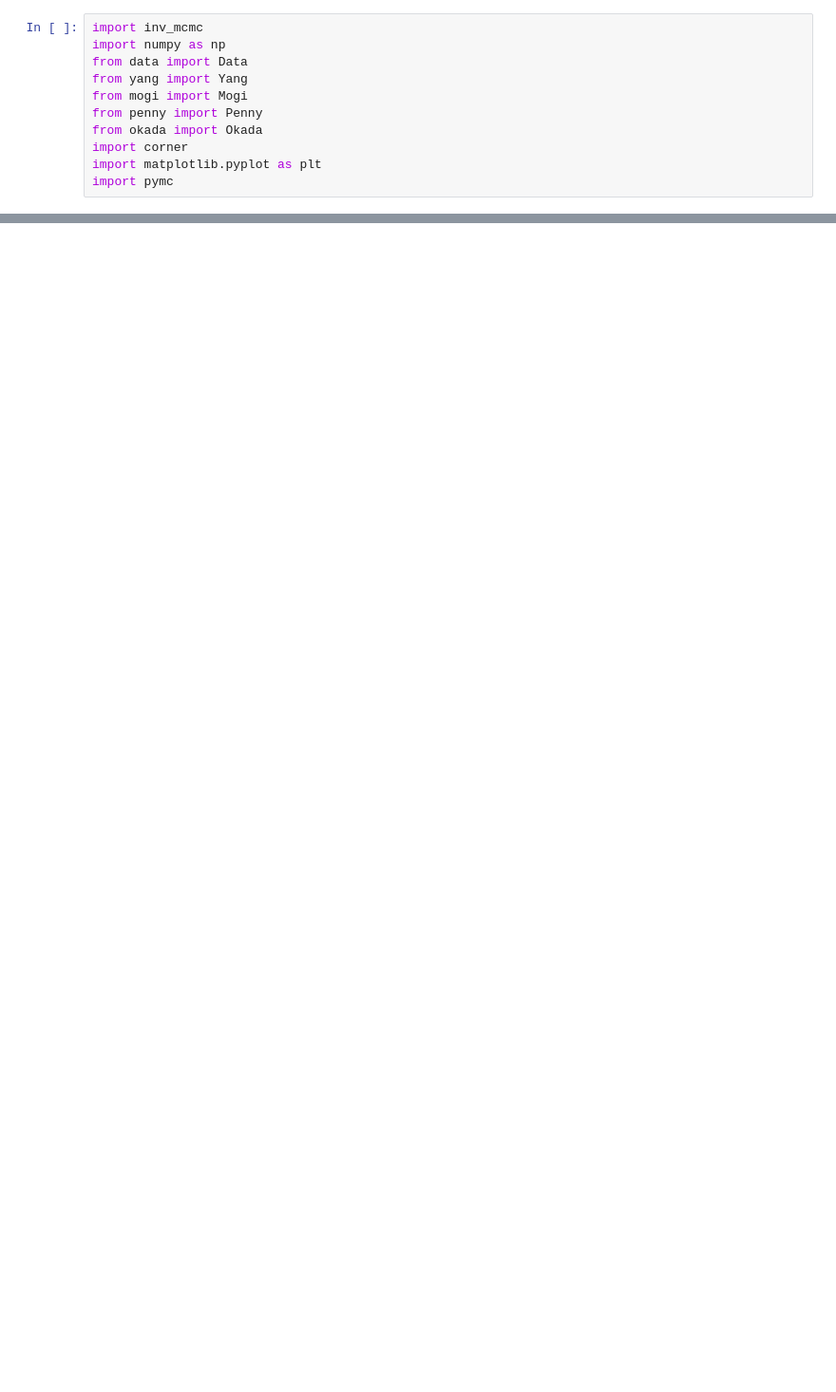
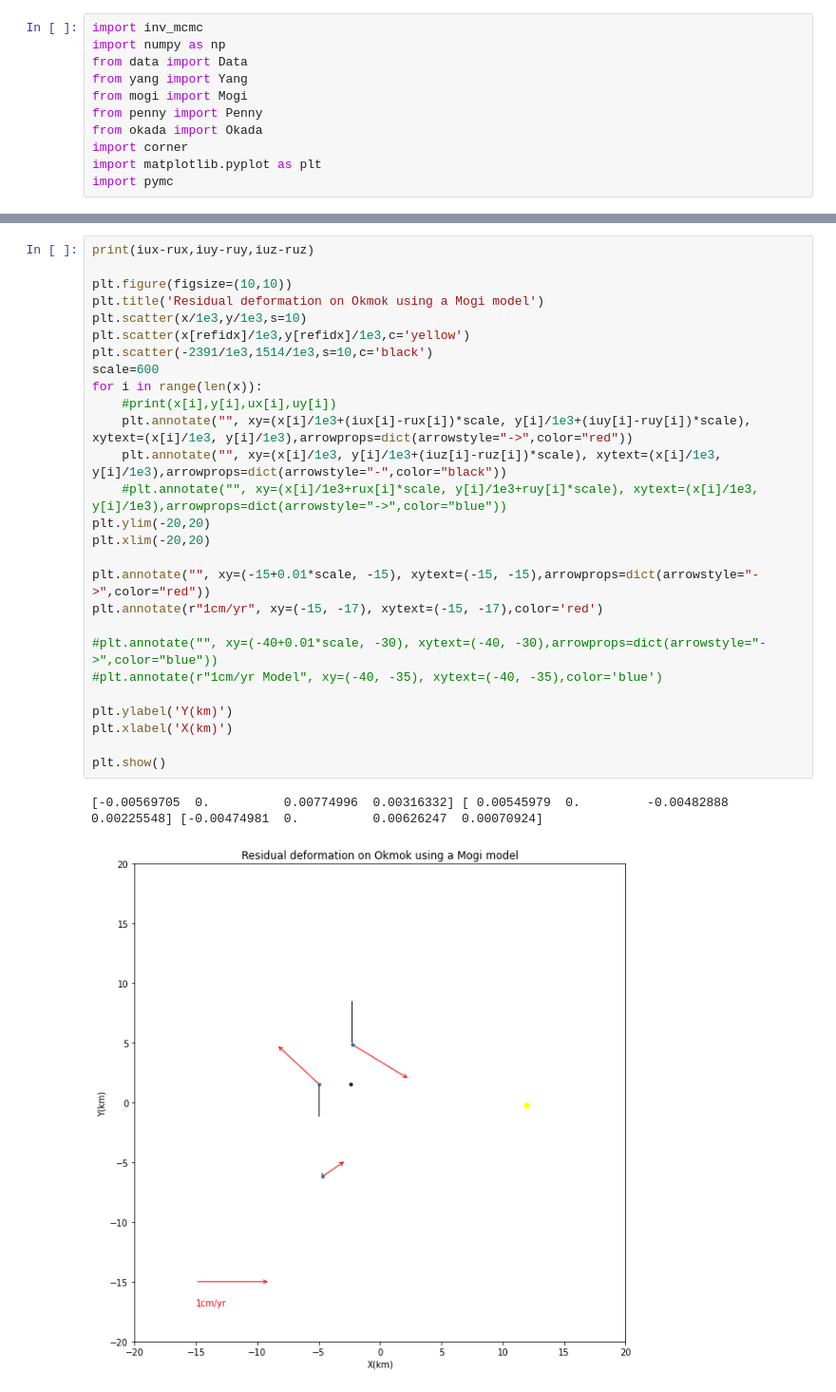
Before and after one commit to uafgeotools/vmod, a Jupyter notebook: mcmc2_mogi.ipynb, the cells around one changed output, grey strips where cells are left out. Shown: that part at 95% size. Drawn from its saved outputs; the diff is of its cells as text; blank space fills up the shorter version.

```diff
--- a/mcmc2_mogi.ipynb
+++ b/mcmc2_mogi.ipynb
@@ -139,0 +229,30 @@ figure = corner.corner(data.T, labels=labels,
+# %%
+print(iux-rux,iuy-ruy,iuz-ruz)
+
+plt.figure(figsize=(10,10))
+plt.title('Residual deformation on Okmok using a Mogi model')
+plt.scatter(x/1e3,y/1e3,s=10)
+plt.scatter(x[refidx]/1e3,y[refidx]/1e3,c='yellow')
+plt.scatter(-2391/1e3,1514/1e3,s=10,c='black')
+scale=600
+for i in range(len(x)):
+    #print(x[i],y[i],ux[i],uy[i])
+    plt.annotate("", xy=(x[i]/1e3+(iux[i]-rux[i])*scale, y[i]/1e3+(iuy[i]-ruy[i])*scale), xytext=(x[i]/1e3, y[i]/1e3),arrowprops=dict(arrowstyle="->",color="red"))
+    plt.annotate("", xy=(x[i]/1e3, y[i]/1e3+(iuz[i]-ruz[i])*scale), xytext=(x[i]/1e3, y[i]/1e3),arrowprops=dict(arrowstyle="-",color="black"))
+    #plt.annotate("", xy=(x[i]/1e3+rux[i]*scale, y[i]/1e3+ruy[i]*scale), xytext=(x[i]/1e3, y[i]/1e3),arrowprops=dict(arrowstyle="->",color="blue"))
+plt.ylim(-20,20)
+plt.xlim(-20,20)
+
+plt.annotate("", xy=(-15+0.01*scale, -15), xytext=(-15, -15),arrowprops=dict(arrowstyle="->",color="red"))
+plt.annotate(r"1cm/yr", xy=(-15, -17), xytext=(-15, -17),color='red')
+
+#plt.annotate("", xy=(-40+0.01*scale, -30), xytext=(-40, -30),arrowprops=dict(arrowstyle="->",color="blue"))
+#plt.annotate(r"1cm/yr Model", xy=(-40, -35), xytext=(-40, -35),color='blue')
+
+plt.ylabel('Y(km)')
+plt.xlabel('X(km)')
+
+plt.show()
+# %% [output]
+[-0.00569705  0.          0.00774996  0.00316332] [ 0.00545979  0.         -0.00482888  0.00225548] [-0.00474981  0.          0.00626247  0.00070924]
+[figure, added]
```
Also changed, not shown: parts of 5 cells of this notebook.
